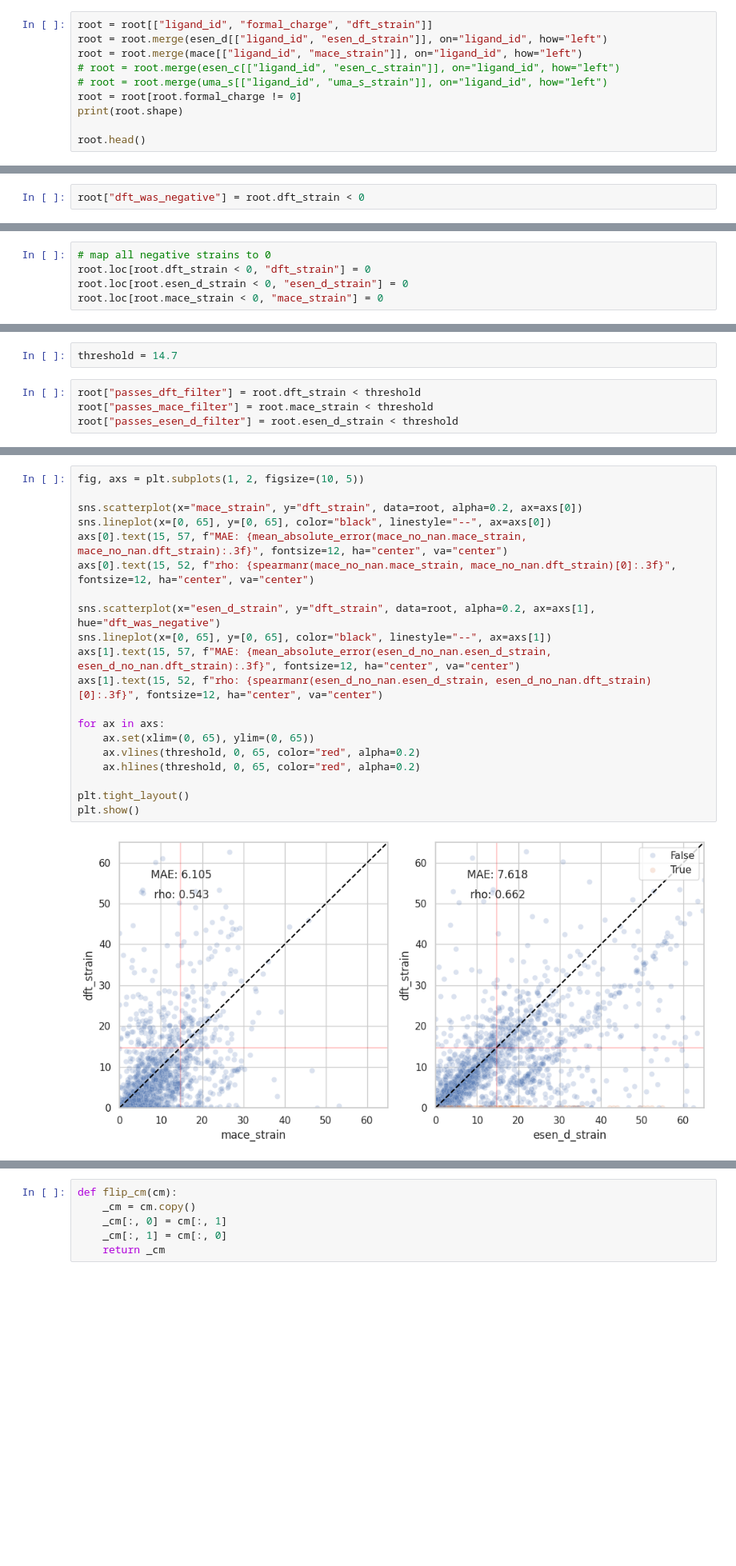
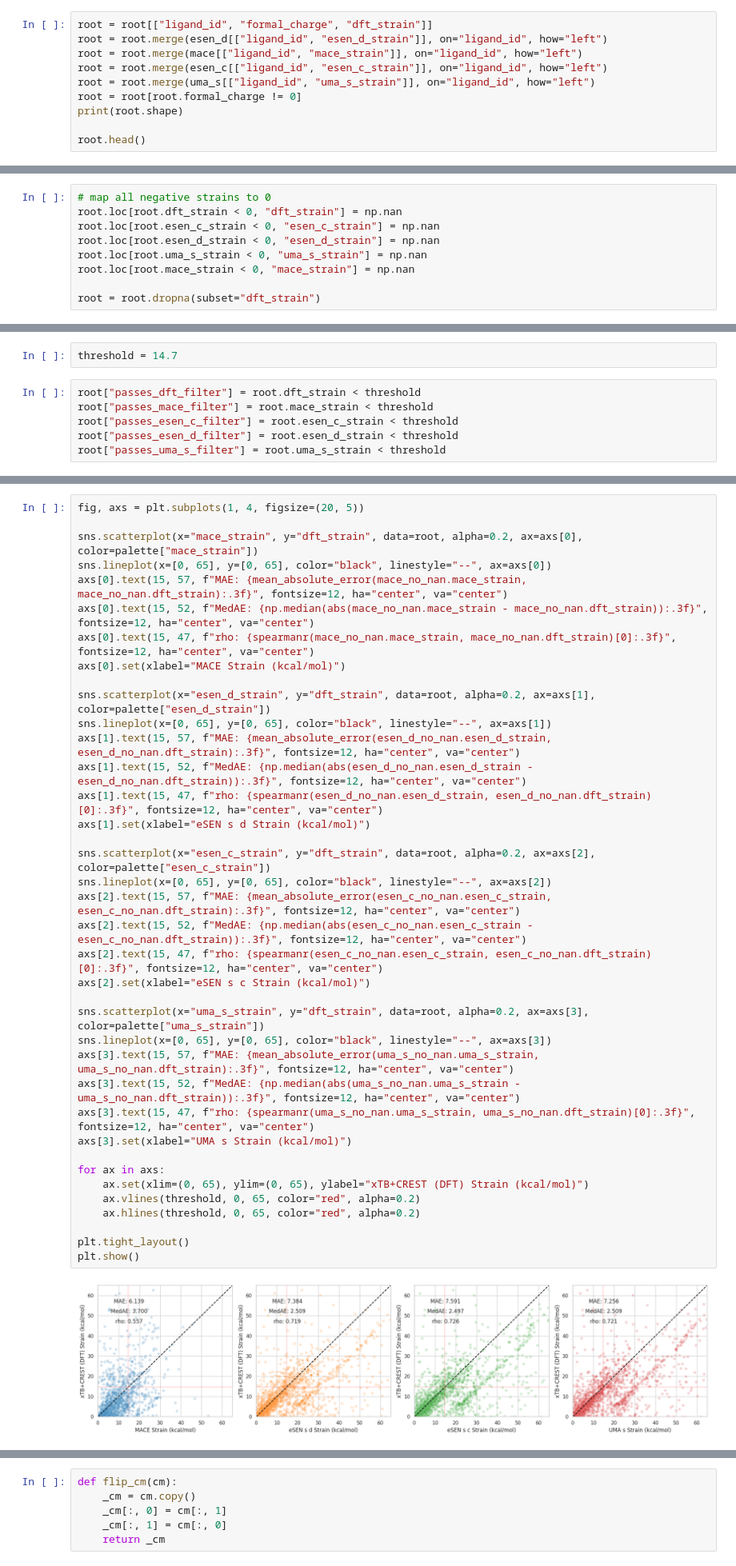
Before and after one commit to prescient-design/StrainRelief, a Jupyter notebook: analysis/analysis_charged.ipynb, the cells around one changed output, grey strips where cells are left out. Shown at 80% size. Cells and saved outputs as stored; diff of their text form; blank space fills up the shorter version.

```diff
--- a/analysis/analysis_charged.ipynb
+++ b/analysis/analysis_charged.ipynb
@@ -128,8 +161,8 @@ dtype: int64
 root = root[["ligand_id", "formal_charge", "dft_strain"]]
 root = root.merge(esen_d[["ligand_id", "esen_d_strain"]], on="ligand_id", how="left")
 root = root.merge(mace[["ligand_id", "mace_strain"]], on="ligand_id", how="left")
-# root = root.merge(esen_c[["ligand_id", "esen_c_strain"]], on="ligand_id", how="left")
-# root = root.merge(uma_s[["ligand_id", "uma_s_strain"]], on="ligand_id", how="left")
+root = root.merge(esen_c[["ligand_id", "esen_c_strain"]], on="ligand_id", how="left")
+root = root.merge(uma_s[["ligand_id", "uma_s_strain"]], on="ligand_id", how="left")
 root = root[root.formal_charge != 0]
 print(root.shape)
 
@@ -155,2 +177,0 @@ MACE: 23
-# %%
-root["dft_was_negative"] = root.dft_strain < 0
@@ -157,5 +226,9 @@ root["dft_was_negative"] = root.dft_strain < 0
 # %%
 # map all negative strains to 0
-root.loc[root.dft_strain < 0, "dft_strain"] = 0
-root.loc[root.esen_d_strain < 0, "esen_d_strain"] = 0
-root.loc[root.mace_strain < 0, "mace_strain"] = 0
+root.loc[root.dft_strain < 0, "dft_strain"] = np.nan
+root.loc[root.esen_c_strain < 0, "esen_c_strain"] = np.nan
+root.loc[root.esen_d_strain < 0, "esen_d_strain"] = np.nan
+root.loc[root.uma_s_strain < 0, "uma_s_strain"] = np.nan
+root.loc[root.mace_strain < 0, "mace_strain"] = np.nan
+
+root = root.dropna(subset="dft_strain")
@@ -180,7 +242,9 @@ threshold = 14.7
 # %%
 root["passes_dft_filter"] = root.dft_strain < threshold
 root["passes_mace_filter"] = root.mace_strain < threshold
+root["passes_esen_c_filter"] = root.esen_c_strain < threshold
 root["passes_esen_d_filter"] = root.esen_d_strain < threshold
+root["passes_uma_s_filter"] = root.uma_s_strain < threshold
 # %%
 mace_no_nan = root.dropna(subset="mace_strain")
 esen_d_no_nan = root.dropna(subset="esen_d_strain")
@@ -210,22 +282,40 @@ plt.show()
 # %%
-fig, axs = plt.subplots(1, 2, figsize=(10, 5))
+fig, axs = plt.subplots(1, 4, figsize=(20, 5))
 
-sns.scatterplot(x="mace_strain", y="dft_strain", data=root, alpha=0.2, ax=axs[0])
+sns.scatterplot(x="mace_strain", y="dft_strain", data=root, alpha=0.2, ax=axs[0], color=palette["mace_strain"])
 sns.lineplot(x=[0, 65], y=[0, 65], color="black", linestyle="--", ax=axs[0])
 axs[0].text(15, 57, f"MAE: {mean_absolute_error(mace_no_nan.mace_strain, mace_no_nan.dft_strain):.3f}", fontsize=12, ha="center", va="center")
-axs[0].text(15, 52, f"rho: {spearmanr(mace_no_nan.mace_strain, mace_no_nan.dft_strain)[0]:.3f}", fontsize=12, ha="center", va="center")
+axs[0].text(15, 52, f"MedAE: {np.median(abs(mace_no_nan.mace_strain - mace_no_nan.dft_strain)):.3f}", fontsize=12, ha="center", va="center")
+axs[0].text(15, 47, f"rho: {spearmanr(mace_no_nan.mace_strain, mace_no_nan.dft_strain)[0]:.3f}", fontsize=12, ha="center", va="center")
+axs[0].set(xlabel="MACE Strain (kcal/mol)")
 
-sns.scatterplot(x="esen_d_strain", y="dft_strain", data=root, alpha=0.2, ax=axs[1], hue="dft_was_negative")
+sns.scatterplot(x="esen_d_strain", y="dft_strain", data=root, alpha=0.2, ax=axs[1], color=palette["esen_d_strain"])
 sns.lineplot(x=[0, 65], y=[0, 65], color="black", linestyle="--", ax=axs[1])
 axs[1].text(15, 57, f"MAE: {mean_absolute_error(esen_d_no_nan.esen_d_strain, esen_d_no_nan.dft_strain):.3f}", fontsize=12, ha="center", va="center")
-axs[1].text(15, 52, f"rho: {spearmanr(esen_d_no_nan.esen_d_strain, esen_d_no_nan.dft_strain)[0]:.3f}", fontsize=12, ha="center", va="center")
+axs[1].text(15, 52, f"MedAE: {np.median(abs(esen_d_no_nan.esen_d_strain - esen_d_no_nan.dft_strain)):.3f}", fontsize=12, ha="center", va="center")
+axs[1].text(15, 47, f"rho: {spearmanr(esen_d_no_nan.esen_d_strain, esen_d_no_nan.dft_strain)[0]:.3f}", fontsize=12, ha="center", va="center")
+axs[1].set(xlabel="eSEN s d Strain (kcal/mol)")
+
+sns.scatterplot(x="esen_c_strain", y="dft_strain", data=root, alpha=0.2, ax=axs[2], color=palette["esen_c_strain"])
+sns.lineplot(x=[0, 65], y=[0, 65], color="black", linestyle="--", ax=axs[2])
+axs[2].text(15, 57, f"MAE: {mean_absolute_error(esen_c_no_nan.esen_c_strain, esen_c_no_nan.dft_strain):.3f}", fontsize=12, ha="center", va="center")
+axs[2].text(15, 52, f"MedAE: {np.median(abs(esen_c_no_nan.esen_c_strain - esen_c_no_nan.dft_strain)):.3f}", fontsize=12, ha="center", va="center")
+axs[2].text(15, 47, f"rho: {spearmanr(esen_c_no_nan.esen_c_strain, esen_c_no_nan.dft_strain)[0]:.3f}", fontsize=12, ha="center", va="center")
+axs[2].set(xlabel="eSEN s c Strain (kcal/mol)")
+
+sns.scatterplot(x="uma_s_strain", y="dft_strain", data=root, alpha=0.2, ax=axs[3], color=palette["uma_s_strain"])
+sns.lineplot(x=[0, 65], y=[0, 65], color="black", linestyle="--", ax=axs[3])
+axs[3].text(15, 57, f"MAE: {mean_absolute_error(uma_s_no_nan.uma_s_strain, uma_s_no_nan.dft_strain):.3f}", fontsize=12, ha="center", va="center")
+axs[3].text(15, 52, f"MedAE: {np.median(abs(uma_s_no_nan.uma_s_strain - uma_s_no_nan.dft_strain)):.3f}", fontsize=12, ha="center", va="center")
+axs[3].text(15, 47, f"rho: {spearmanr(uma_s_no_nan.uma_s_strain, uma_s_no_nan.dft_strain)[0]:.3f}", fontsize=12, ha="center", va="center")
+axs[3].set(xlabel="UMA s Strain (kcal/mol)")
 
 for ax in axs:
-    ax.set(xlim=(0, 65), ylim=(0, 65))
+    ax.set(xlim=(0, 65), ylim=(0, 65), ylabel="xTB+CREST (DFT) Strain (kcal/mol)")
     ax.vlines(threshold, 0, 65, color="red", alpha=0.2)
     ax.hlines(threshold, 0, 65, color="red", alpha=0.2)
 
 plt.tight_layout()
 plt.show()
 # %% [output]
-[figure, old version]
+[figure, new version]
```
Also changed, not shown: parts of 19 cells of this notebook, 2 other files.
